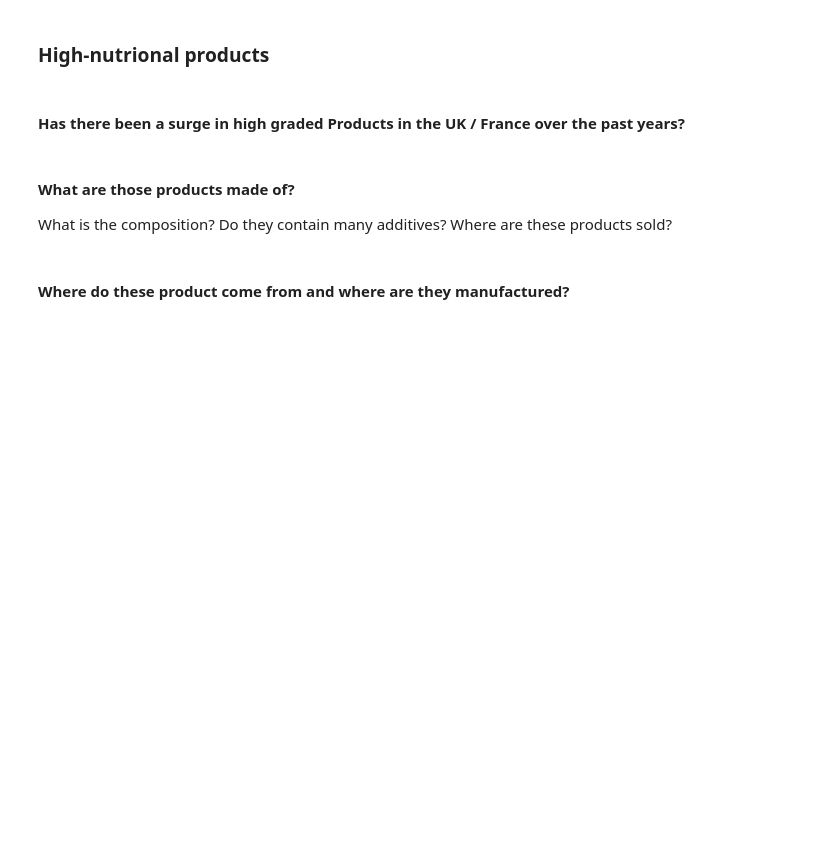
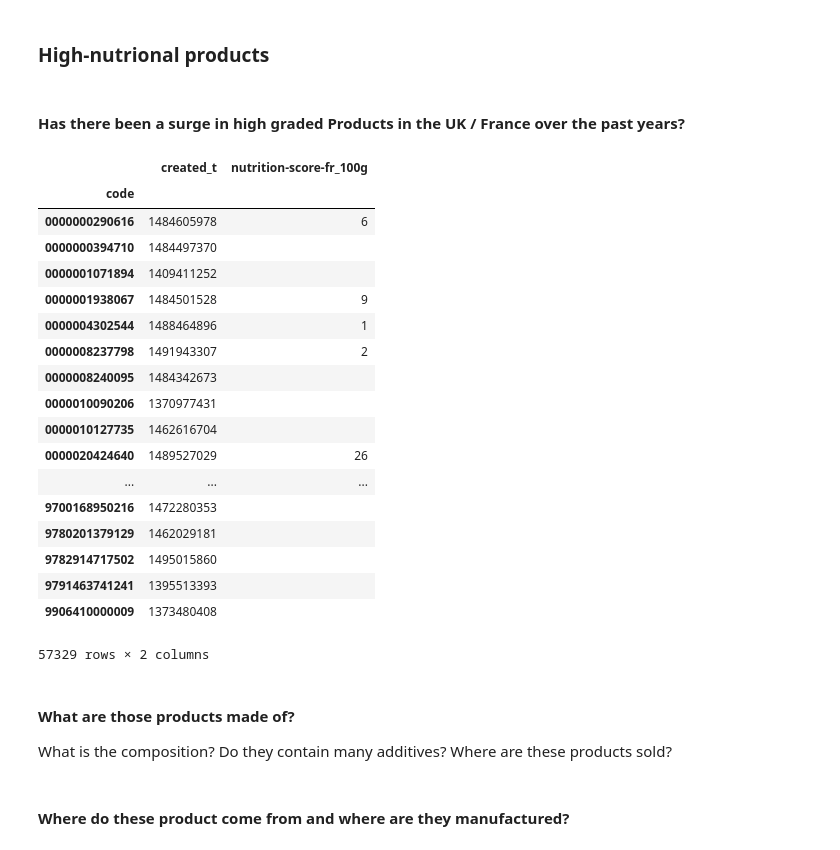
Before and after one commit to RedHotDataProject/Project_ADA, a Jupyter notebook: Open Food Facts - Explore data.ipynb, the cells around one changed output. Saved outputs shown, nothing was run; the diff lists cells and outputs as text; code cells hidden in the pictures; blank space fills up the shorter version.

Commit message:
Nutritionfacts and dates

```diff
--- a/Open Food Facts - Explore data.ipynb
+++ b/Open Food Facts - Explore data.ipynb
@@ -133,6 +243,29 @@ Looking at the dataset, we have to find a way to differenciate palm than palm oi
 ### High-nutrional products
 # %% [markdown]
 #### Has there been a surge in high graded Products in the UK / France over the past years?
+# %%
+nutrition_fr = food_facts_pd[['created_t','nutrition-score-fr_100g']]
+nutrition_fr.dropna()
+# %% [output]
+|  | created_t | nutrition-score-fr_100g |
+| code |  |  |
+| 0000000290616 | 1484605978 | 6 |
+| 0000000394710 | 1484497370 |  |
+| 0000001071894 | 1409411252 |  |
+| 0000001938067 | 1484501528 | 9 |
+| 0000004302544 | 1488464896 | 1 |
+| 0000008237798 | 1491943307 | 2 |
+| 0000008240095 | 1484342673 |  |
+| 0000010090206 | 1370977431 |  |
+| 0000010127735 | 1462616704 |  |
+| 0000020424640 | 1489527029 | 26 |
+| ... | ... | ... |
+| 9700168950216 | 1472280353 |  |
+| 9780201379129 | 1462029181 |  |
+| 9782914717502 | 1495015860 |  |
+| 9791463741241 | 1395513393 |  |
+| 9906410000009 | 1373480408 |  |
+57329 rows × 2 columns
 # %% [markdown]
 #### What are those products made of?
 What is the composition? Do they contain many additives?  Where are these products sold?
```
Also changed, not shown: parts of 13 cells of this notebook, 1 other file.
